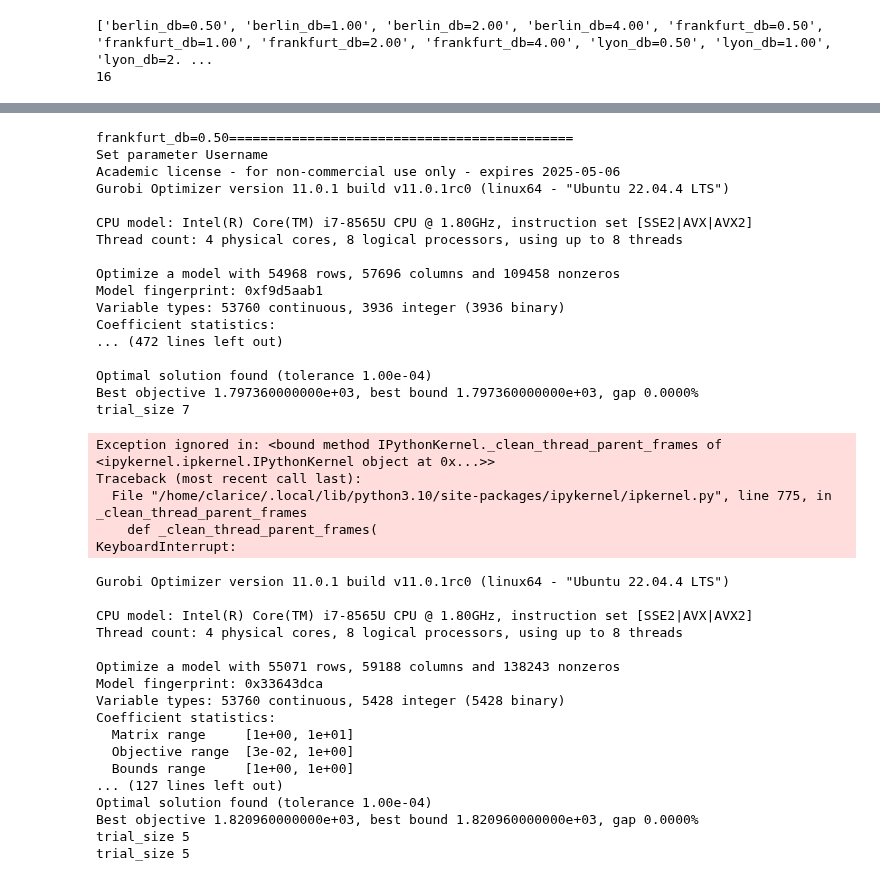
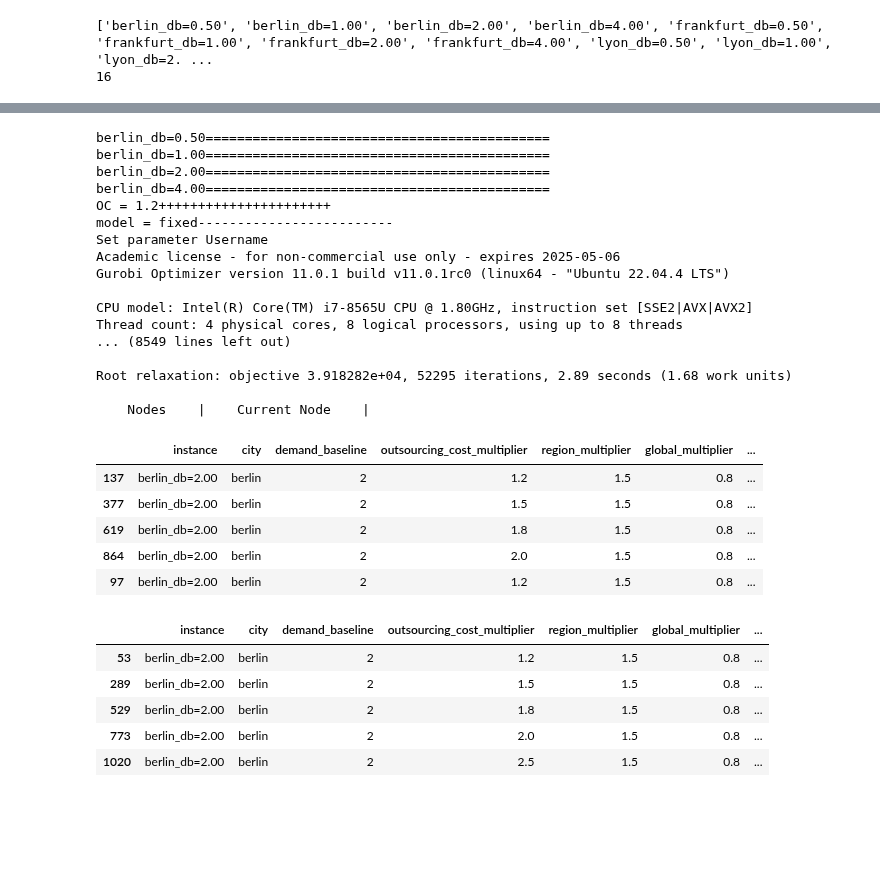
Before and after one commit to carlosperez1997/lmd-sizing-scheduling, a Jupyter notebook: code_output/optimal_workforce_size_output_germany.ipynb, the cells around one changed output, grey strips where cells are left out. Saved outputs shown, nothing was run; the diff lists cells and outputs as text; code cells hidden in the pictures; blank space fills up the shorter version.

```diff
--- a/code_output/optimal_workforce_size_output_germany.ipynb
+++ b/code_output/optimal_workforce_size_output_germany.ipynb
@@ -63,7 +63,7 @@ def dict_append_workforce(dict_, base_file, city, demand_baseline, OC, RM, GM, m
 # %%
 #Code that determines optimal workforce size
 
-MAX_TRIES = 120
+MAX_TRIES = 200
 
 RM = 1.5
 GM = 0.8
@@ -123,7 +123,7 @@ for base_file in list_city_dt_subset:
         elif demand_baseline == 2.0:
             MIN_TRIES = 25
         elif demand_baseline == 4.0:
-            MIN_TRIES = 35
+            MIN_TRIES = 70
 
         for OC in [1.2, 1.5, 1.8, 2.0, 2.5]:
         # for OC in [1.2]:
@@ -179,42 +179,42 @@ for base_file in list_city_dt_subset:
         df_trials = pd.concat(list_results, ignore_index = True)
         df_trials.to_excel(f'../workforce_size/{base_file}_all_trials.xlsx', index = False)
 # %% [output]
-frankfurt_db=0.50============================================
+berlin_db=0.50============================================
+berlin_db=1.00============================================
+berlin_db=2.00============================================
+berlin_db=4.00============================================
+OC = 1.2++++++++++++++++++++++
+model = fixed-------------------------
 Set parameter Username
 Academic license - for non-commercial use only - expires 2025-05-06
 Gurobi Optimizer version 11.0.1 build v11.0.1rc0 (linux64 - "Ubuntu 22.04.4 LTS")
 
 CPU model: Intel(R) Core(TM) i7-8565U CPU @ 1.80GHz, instruction set [SSE2|AVX|AVX2]
 Thread count: 4 physical cores, 8 logical processors, using up to 8 threads
+... (8549 lines left out)
 
-Optimize a model with 54968 rows, 57696 columns and 109458 nonzeros
-Model fingerprint: 0xf9d5aab1
-Variable types: 53760 continuous, 3936 integer (3936 binary)
-Coefficient statistics:
-... (472 lines left out)
+Root relaxation: objective 3.918282e+04, 52295 iterations, 2.89 seconds (1.68 work units)
 
-Optimal solution found (tolerance 1.00e-04)
-Best objective 1.797360000000e+03, best bound 1.797360000000e+03, gap 0.0000%
-trial_size 7
+    Nodes    |    Current Node    |
-Exception ignored in: <bound method IPythonKernel._clean_thread_parent_frames of <ipykernel.ipkernel.IPythonKernel object at 0x...>>
-Traceback (most recent call last):
-  File "/home/clarice/.local/lib/python3.10/site-packages/ipykernel/ipkernel.py", line 775, in _clean_thread_parent_frames
-    def _clean_thread_parent_frames(
-KeyboardInterrupt:
-Gurobi Optimizer version 11.0.1 build v11.0.1rc0 (linux64 - "Ubuntu 22.04.4 LTS")
-
-CPU model: Intel(R) Core(TM) i7-8565U CPU @ 1.80GHz, instruction set [SSE2|AVX|AVX2]
-Thread count: 4 physical cores, 8 logical processors, using up to 8 threads
-
-Optimize a model with 55071 rows, 59188 columns and 138243 nonzeros
-Model fingerprint: 0x33643dca
-Variable types: 53760 continuous, 5428 integer (5428 binary)
-Coefficient statistics:
-  Matrix range     [1e+00, 1e+01]
-  Objective range  [3e-02, 1e+00]
-  Bounds range     [1e+00, 1e+00]
-... (127 lines left out)
-Optimal solution found (tolerance 1.00e-04)
-Best objective 1.820960000000e+03, best bound 1.820960000000e+03, gap 0.0000%
-trial_size 5
-trial_size 5
+# %%
+df_view = pd.read_excel(f'../workforce_size/berlin_db=2.00_all_trials.xlsx')
+df_view.sort_values(by = ['city','demand_baseline','outsourcing_cost_multiplier','model','max_n_shifts', 'workforce_size_trial'], ascending = [True, True, True, True, True, False], inplace = True)
+df_view.drop_duplicates(subset = ['city','demand_baseline','outsourcing_cost_multiplier','model','max_n_shifts'], inplace = True)
+df_view.sort_values(by = ['workforce_size_trial'], inplace = True)
+df_view.head()
+# %% [output]
+|  | instance | city | demand_baseline | outsourcing_cost_multiplier | region_multiplier | global_multiplier | ... |
+| 137 | berlin_db=2.00 | berlin | 2 | 1.2 | 1.5 | 0.8 | ... |
+| 377 | berlin_db=2.00 | berlin | 2 | 1.5 | 1.5 | 0.8 | ... |
+| 619 | berlin_db=2.00 | berlin | 2 | 1.8 | 1.5 | 0.8 | ... |
+| 864 | berlin_db=2.00 | berlin | 2 | 2.0 | 1.5 | 0.8 | ... |
+| 97 | berlin_db=2.00 | berlin | 2 | 1.2 | 1.5 | 0.8 | ... |
+# %%
+df_view.tail()
+# %% [output]
+|  | instance | city | demand_baseline | outsourcing_cost_multiplier | region_multiplier | global_multiplier | ... |
+| 53 | berlin_db=2.00 | berlin | 2 | 1.2 | 1.5 | 0.8 | ... |
+| 289 | berlin_db=2.00 | berlin | 2 | 1.5 | 1.5 | 0.8 | ... |
+| 529 | berlin_db=2.00 | berlin | 2 | 1.8 | 1.5 | 0.8 | ... |
+| 773 | berlin_db=2.00 | berlin | 2 | 2.0 | 1.5 | 0.8 | ... |
+| 1020 | berlin_db=2.00 | berlin | 2 | 2.5 | 1.5 | 0.8 | ... |
```
Also changed, not shown: parts of 1 cell of this notebook.
